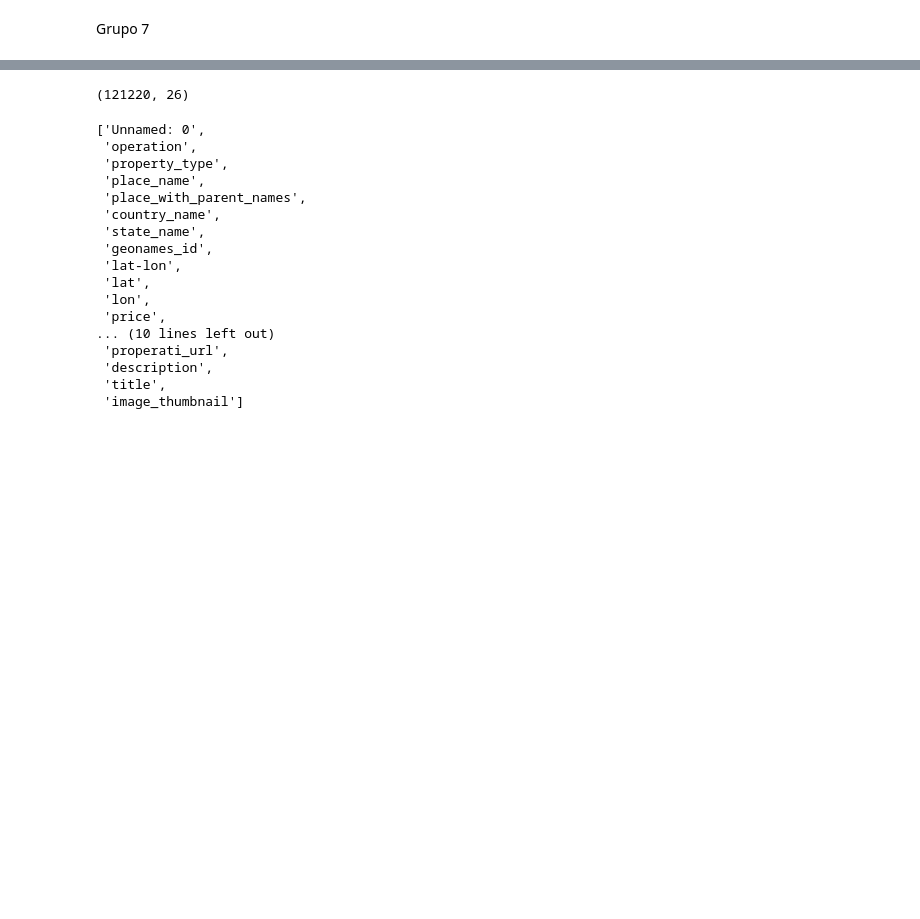
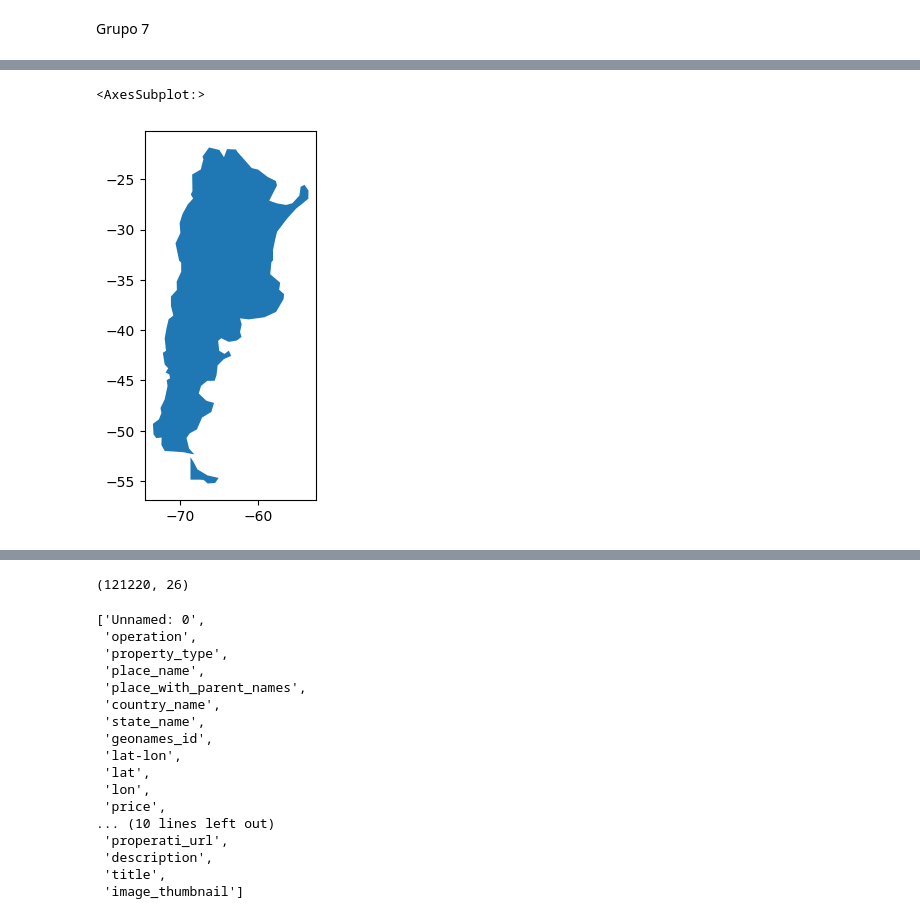
Before and after one commit to juansv2k2/property-price-analysis, a Jupyter notebook: Grupo 7.ipynb, the cells around one changed output, grey strips where cells are left out. Drawn from its saved outputs; the diff is of its cells as text; code cells hidden in the pictures; blank space fills up the shorter version.

```diff
--- a/Grupo 7.ipynb
+++ b/Grupo 7.ipynb
@@ -40,0 +50,7 @@ mapa_argentina.plot()
+# %%
+# este mapa no trae info de provincias (mas practico para ploteo general de todas las propiedades)
+
+mapa_argentina_2.plot()
+# %% [output]
+<AxesSubplot:>
+[figure, added]
```
Also changed, not shown: parts of 9 cells of this notebook, 1 other file.
